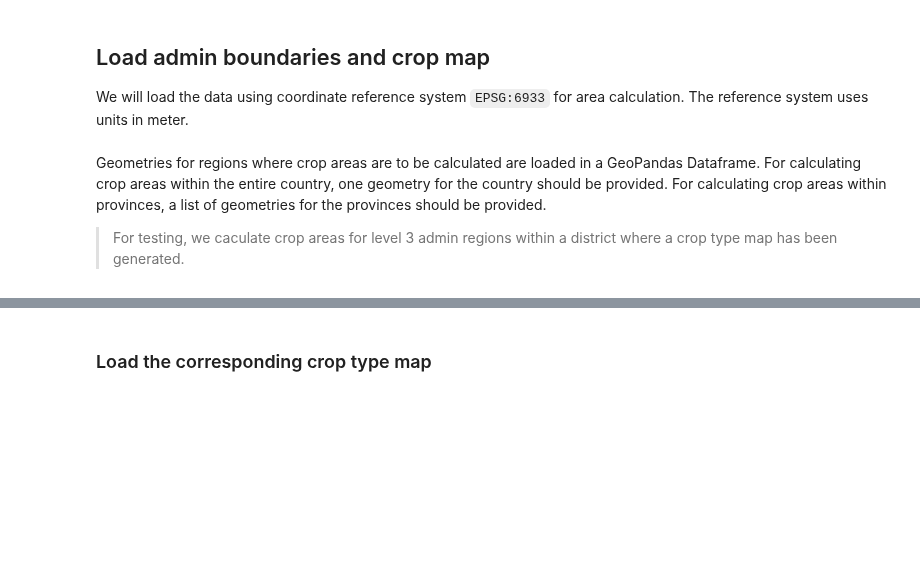
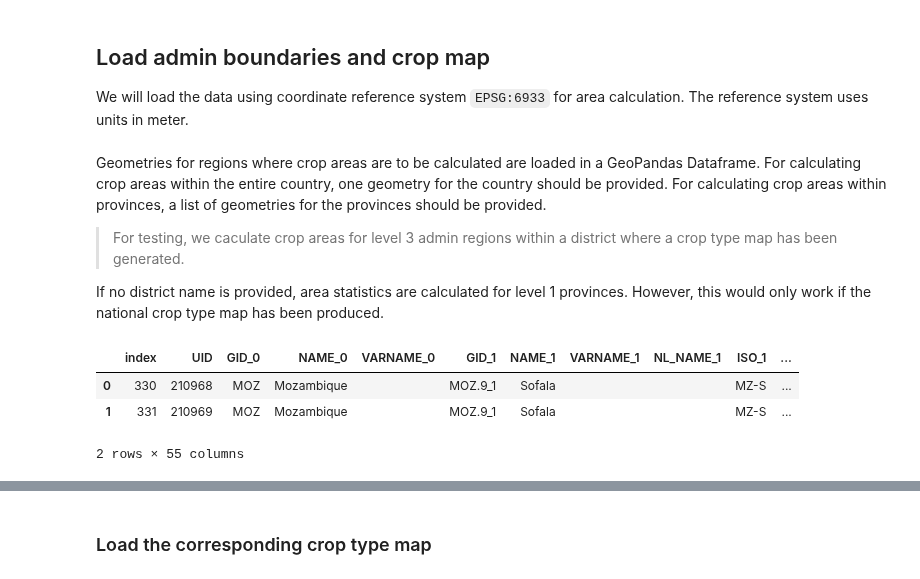
Before and after one commit to digitalearthafrica/FAO_crop_type, a Jupyter notebook: 8_Calculate_crop_statistics.ipynb, the cells around one changed output, grey strips where cells are left out. Drawn from its saved outputs; the diff is of its cells as text; code cells hidden in the pictures; blank space fills up the shorter version.

```diff
--- a/8_Calculate_crop_statistics.ipynb
+++ b/8_Calculate_crop_statistics.ipynb
@@ -37,14 +37,34 @@ output_crs = "EPSG:6933"
 Geometries for regions where crop areas are to be calculated are loaded in a GeoPandas Dataframe. For calculating crop areas within the entire country, one geometry for the country should be provided. For calculating crop areas within provinces, a list of geometries for the provinces should be provided.
 
 > For testing, we caculate crop areas for level 3 admin regions within a district where a crop type map has been generated.
+
+If no district name is provided, area statistics are calculated for level 1 provinces. However, this would only work if the national crop type map has been produced.
 # %%
 # select the district name for which a crop map is available
-#district_name = "Nhamatanda"
-district_name = "Lichinga"
+district_name = "Nhamatanda"
+crop_map_path = "Results/Map"
 
-mozambique_admins = gpd.read_file("Data/Mozambique_admin_gadm_level3.geojson")
-area_of_interest_gdf = mozambique_admins[mozambique_admins["NAME_2"]==district_name]
+mozambique_admins = gpd.read_file("Data/Mozambique_admin_gadm_level3.gpkg")
+if district_name is None:
+    area_of_interest_gdf = mozambique_admins.dissolve(by="GID_1")
+    # Define the column name that is used to identify each area.
+    name_col = "NAME_1"
+    # Area name used to find the crop map
+    area_name = "Mozambique"
+else:
+    area_of_interest_gdf = mozambique_admins[mozambique_admins["NAME_2"]==district_name]
+    # Define the column name that is used to identify each area.
+    name_col = "NAME_3"
+    # Area name used to find the crop map
+    area_name = district_name
+
 area_of_interest_gdf.reset_index(inplace=True)
+area_of_interest_gdf.head()
+# %% [output]
+|  | index | UID | GID_0 | NAME_0 | VARNAME_0 | GID_1 | NAME_1 | VARNAME_1 | NL_NAME_1 | ISO_1 | ... |
+| 0 | 330 | 210968 | MOZ | Mozambique |  | MOZ.9_1 | Sofala |  |  | MZ-S | ... |
+| 1 | 331 | 210969 | MOZ | Mozambique |  | MOZ.9_1 | Sofala |  |  | MZ-S | ... |
+2 rows × 55 columns
 # %%
 area_of_interest_gdf.explore(
     tiles = "https://mt1.google.com/vt/lyrs=y&x={x}&y={y}&z={z}",
```
Also changed, not shown: parts of 23 cells of this notebook.
